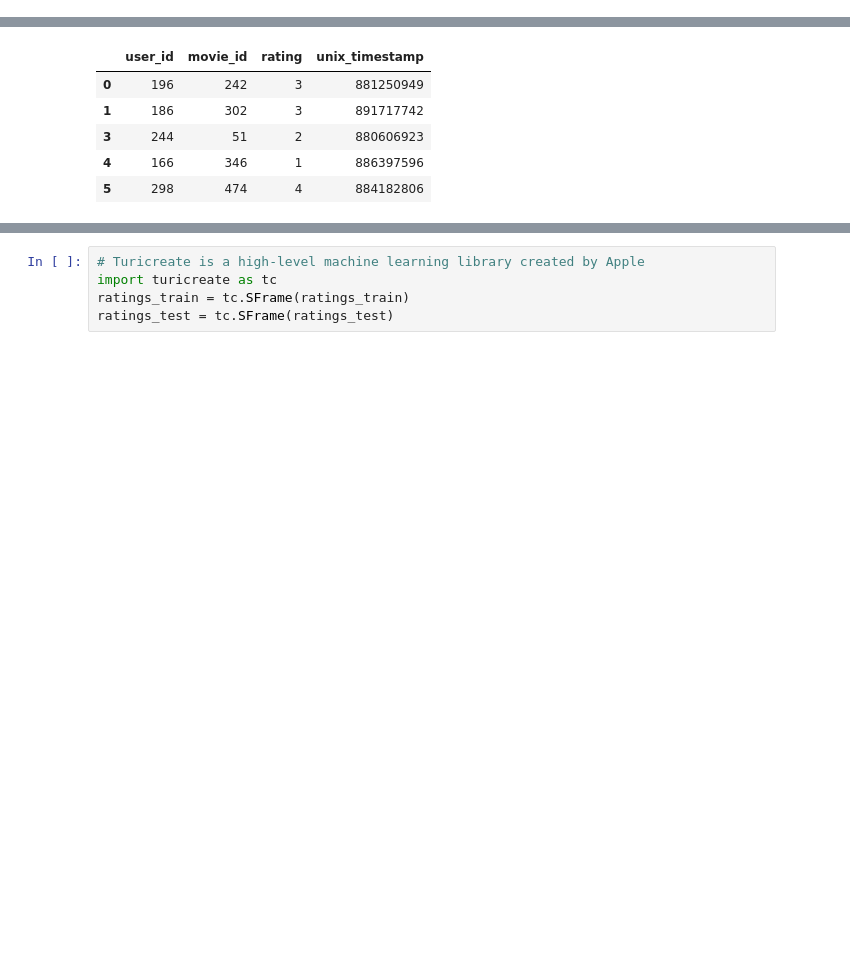
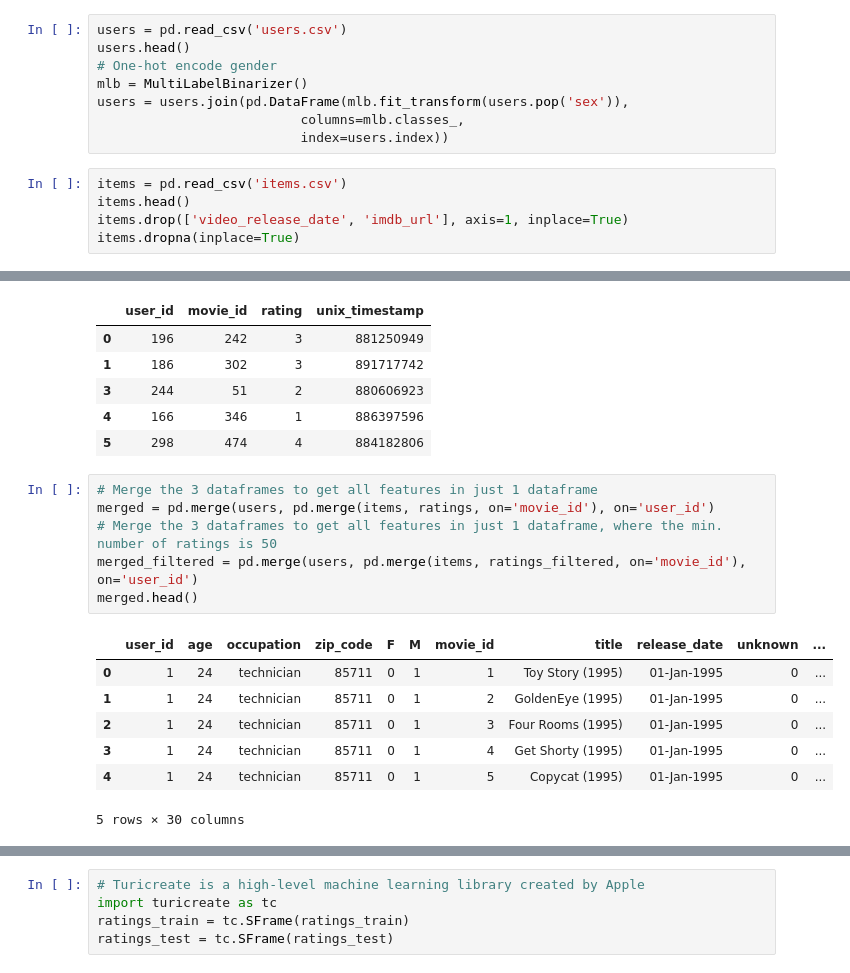
Before and after one commit to ivangermanov/predictive_analytics_movielens, a Jupyter notebook: turicreate_recommendation_engine.ipynb, the cells around one changed output, grey strips where cells are left out. Drawn from its saved outputs; the diff is of its cells as text; blank space fills up the shorter version.

```diff
--- a/turicreate_recommendation_engine.ipynb
+++ b/turicreate_recommendation_engine.ipynb
@@ -16,6 +17,19 @@ ratings.head()
 | 2 | 22 | 377 | 1 | 878887116 |
 | 3 | 244 | 51 | 2 | 880606923 |
 | 4 | 166 | 346 | 1 | 886397596 |
+# %%
+users = pd.read_csv('users.csv')
+users.head()
+# One-hot encode gender
+mlb = MultiLabelBinarizer()
+users = users.join(pd.DataFrame(mlb.fit_transform(users.pop('sex')),
+                          columns=mlb.classes_,
+                          index=users.index))
+# %%
+items = pd.read_csv('items.csv')
+items.head()
+items.drop(['video_release_date', 'imdb_url'], axis=1, inplace=True)
+items.dropna(inplace=True)
 # %%
 # Create a number of ratings column to see how many ratings each movie has
 ratings_over_fifty = pd.DataFrame(ratings.groupby('movie_id')['rating'].count())
@@ -93,3 +107,17 @@ ratings_filtered.head()
 | 3 | 244 | 51 | 2 | 880606923 |
 | 4 | 166 | 346 | 1 | 886397596 |
 | 5 | 298 | 474 | 4 | 884182806 |
+# %%
+# Merge the 3 dataframes to get all features in just 1 dataframe
+merged = pd.merge(users, pd.merge(items, ratings, on='movie_id'), on='user_id')
+# Merge the 3 dataframes to get all features in just 1 dataframe, where the min. number of ratings is 50
+merged_filtered = pd.merge(users, pd.merge(items, ratings_filtered, on='movie_id'), on='user_id')
+merged.head()
+# %% [output]
+|  | user_id | age | occupation | zip_code | F | M | movie_id | title | release_date | unknown | ... |
+| 0 | 1 | 24 | technician | 85711 | 0 | 1 | 1 | Toy Story (1995) | 01-Jan-1995 | 0 | ... |
+| 1 | 1 | 24 | technician | 85711 | 0 | 1 | 2 | GoldenEye (1995) | 01-Jan-1995 | 0 | ... |
+| 2 | 1 | 24 | technician | 85711 | 0 | 1 | 3 | Four Rooms (1995) | 01-Jan-1995 | 0 | ... |
+| 3 | 1 | 24 | technician | 85711 | 0 | 1 | 4 | Get Shorty (1995) | 01-Jan-1995 | 0 | ... |
+| 4 | 1 | 24 | technician | 85711 | 0 | 1 | 5 | Copycat (1995) | 01-Jan-1995 | 0 | ... |
+5 rows × 30 columns
```
Also changed, not shown: parts of 8 cells of this notebook, 4 other files.
